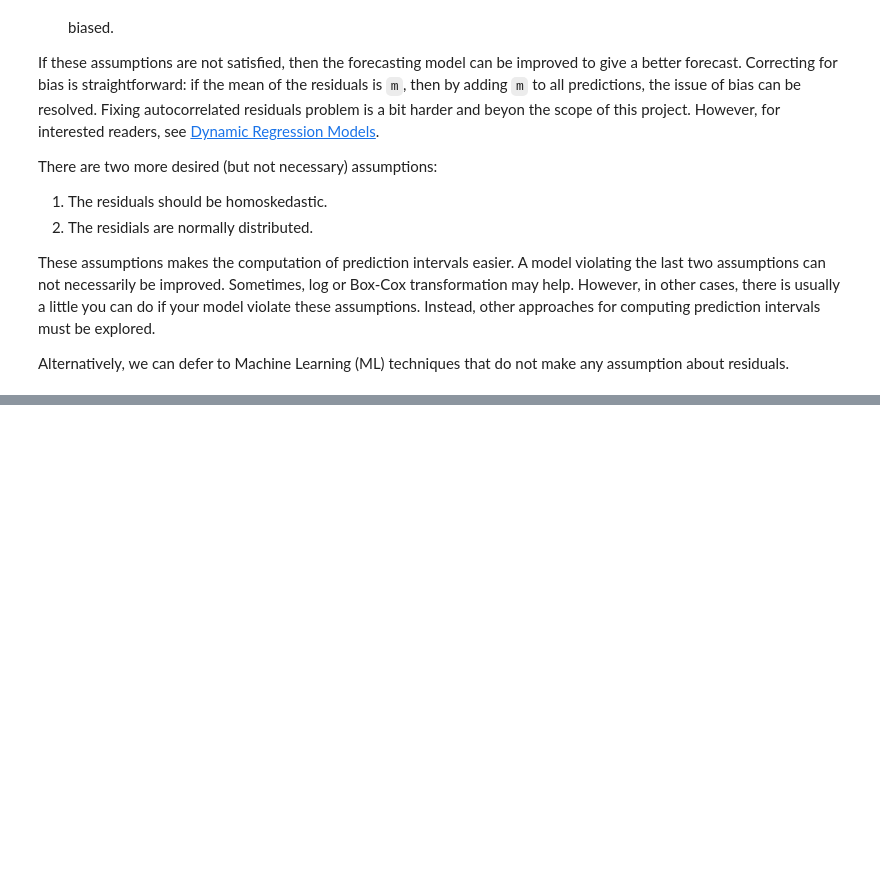
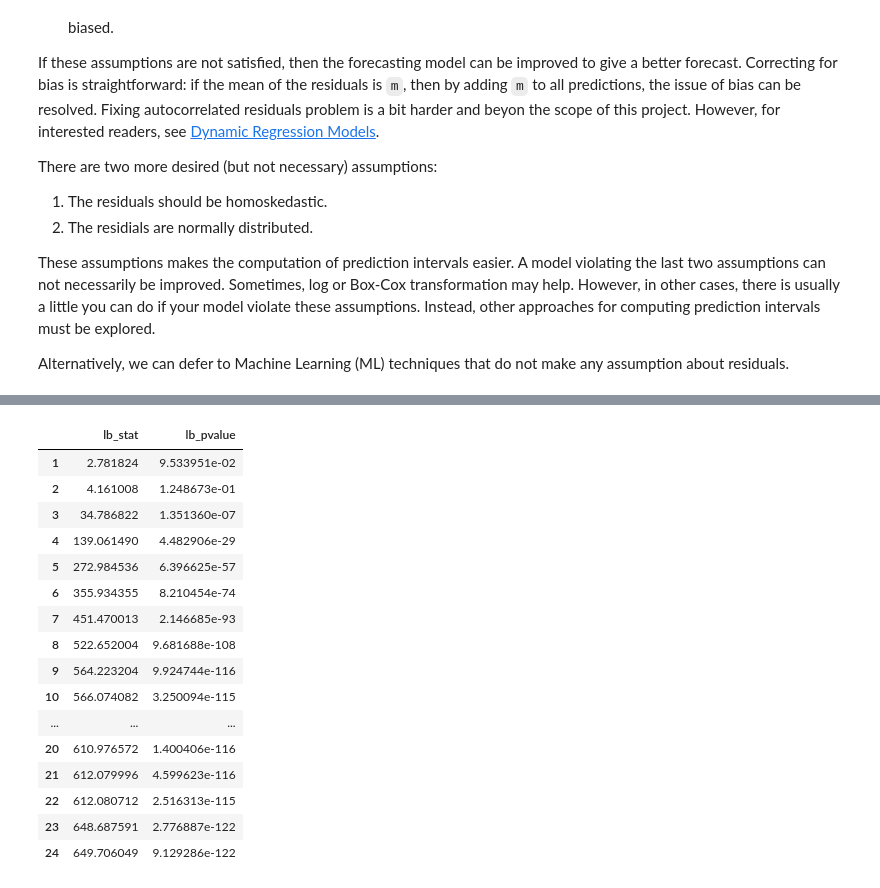
Before and after one commit to Ibrahim-Ola/time-series-python, a Jupyter notebook: SARIMA.ipynb, the cells around one changed output, grey strips where cells are left out. Drawn from its saved outputs; the diff is of its cells as text; code cells hidden in the pictures; blank space fills up the shorter version.

```diff
--- a/SARIMA.ipynb
+++ b/SARIMA.ipynb
@@ -403,7 +425,27 @@ final_model.resid.mean()
 # %%
-## ljung-box test
+# ljung-box test
 
-ljung_box_test = acorr_ljungbox(final_model.resid, lags=24, return_df=True)
+from statsmodels.stats.diagnostic import acorr_ljungbox
+
+acorr_ljungbox(final_model.resid, lags=24, return_df=True)
+# %% [output]
+|  | lb_stat | lb_pvalue |
+| 1 | 2.781824 | 9.533951e-02 |
+| 2 | 4.161008 | 1.248673e-01 |
+| 3 | 34.786822 | 1.351360e-07 |
+| 4 | 139.061490 | 4.482906e-29 |
+| 5 | 272.984536 | 6.396625e-57 |
+| 6 | 355.934355 | 8.210454e-74 |
+| 7 | 451.470013 | 2.146685e-93 |
+| 8 | 522.652004 | 9.681688e-108 |
+| 9 | 564.223204 | 9.924744e-116 |
+| 10 | 566.074082 | 3.250094e-115 |
+| ... | ... | ... |
+| 20 | 610.976572 | 1.400406e-116 |
+| 21 | 612.079996 | 4.599623e-116 |
+| 22 | 612.080712 | 2.516313e-115 |
+| 23 | 648.687591 | 2.776887e-122 |
+| 24 | 649.706049 | 9.129286e-122 |
 # %%
 from scipy.special import inv_boxcox
 
```
Also changed, not shown: parts of 6 cells of this notebook.
